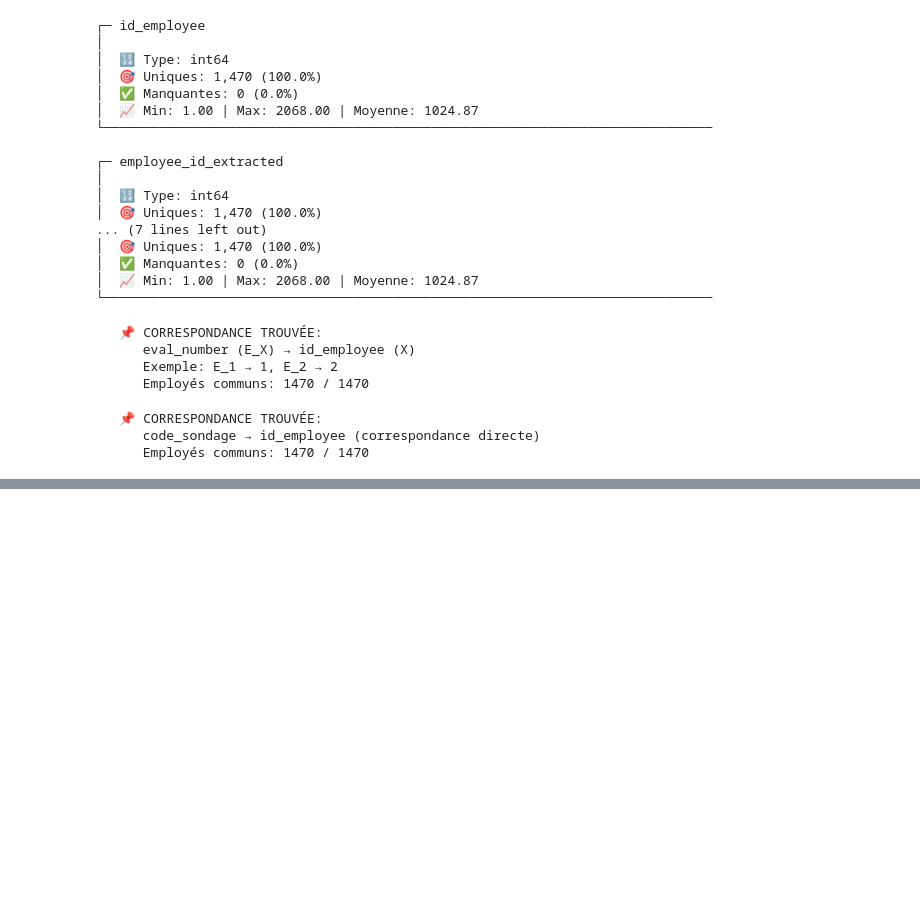
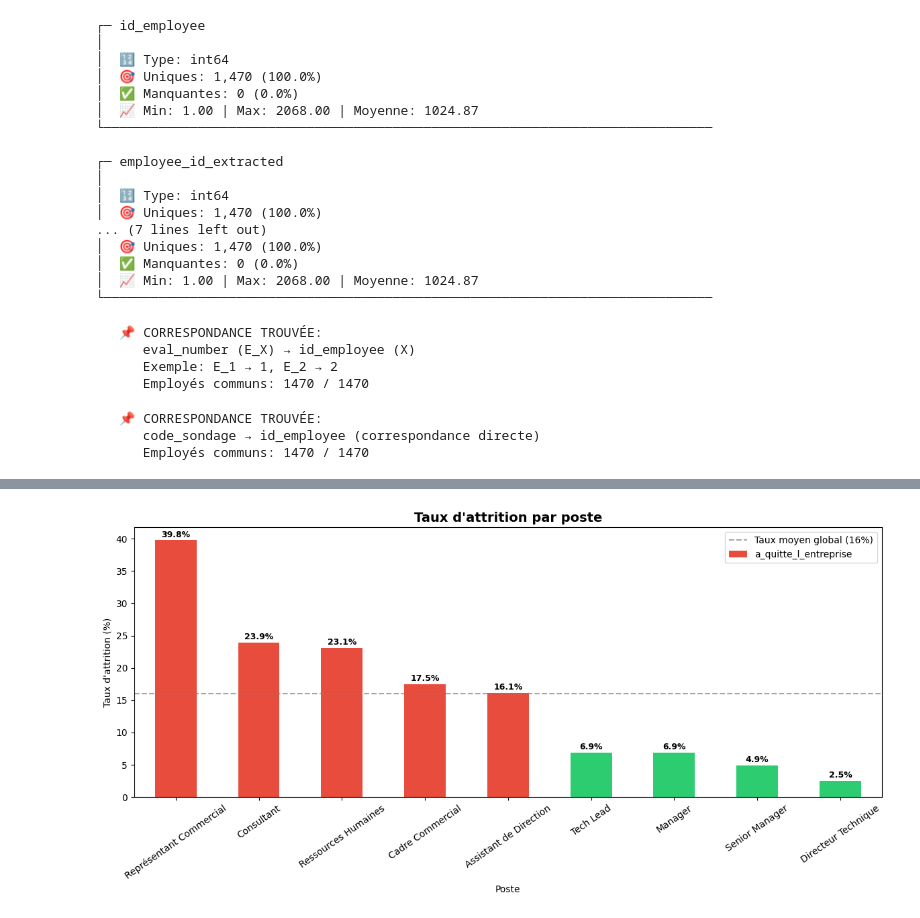
Before and after one commit to RaphaelRIVIERE/Projet-4-Classifiez-automatiquement-des-informations, a Jupyter notebook: 1_notebook.ipynb, the cells around one changed output, grey strips where cells are left out. Cells and saved outputs as stored; diff of their text form; code cells hidden in the pictures; blank space fills up the shorter version.

```diff
--- a/1_notebook.ipynb
+++ b/1_notebook.ipynb
@@ -710,0 +935,24 @@ La jointure c'est bien passée ! On peut maintenant avancer sur l'analyse explor
+# %%
+# Taux d'attrition par poste (variable à forte cardinalité, graphique dédié)
+taux_attrition_poste = (
+    df.groupby('poste')[TARGET]
+    .apply(lambda x: (x == 'Oui').mean() * 100)
+    .sort_values(ascending=False)
+)
+
+fig, ax = plt.subplots(figsize=(12, 6))
+taux_attrition_poste.plot(kind='bar', ax=ax, color=['#e74c3c' if v > 16 else '#f39c12' if v > 10 else '#2ecc71' for v in taux_attrition_poste])
+ax.axhline(y=16, color='gray', linestyle='--', alpha=0.7, label='Taux moyen global (16%)')
+ax.set_title("Taux d'attrition par poste", fontsize=14, fontweight='bold')
+ax.set_xlabel('Poste')
+ax.set_ylabel("Taux d'attrition (%)")
+ax.tick_params(axis='x', rotation=35)
+ax.legend()
+
+for i, v in enumerate(taux_attrition_poste):
+    ax.text(i, v + 0.5, f'{v:.1f}%', ha='center', fontweight='bold', fontsize=9)
+
+plt.tight_layout()
+plt.show()
+# %% [output]
+[figure, added]
```
Also changed, not shown: parts of 49 cells of this notebook, 4 other files.
